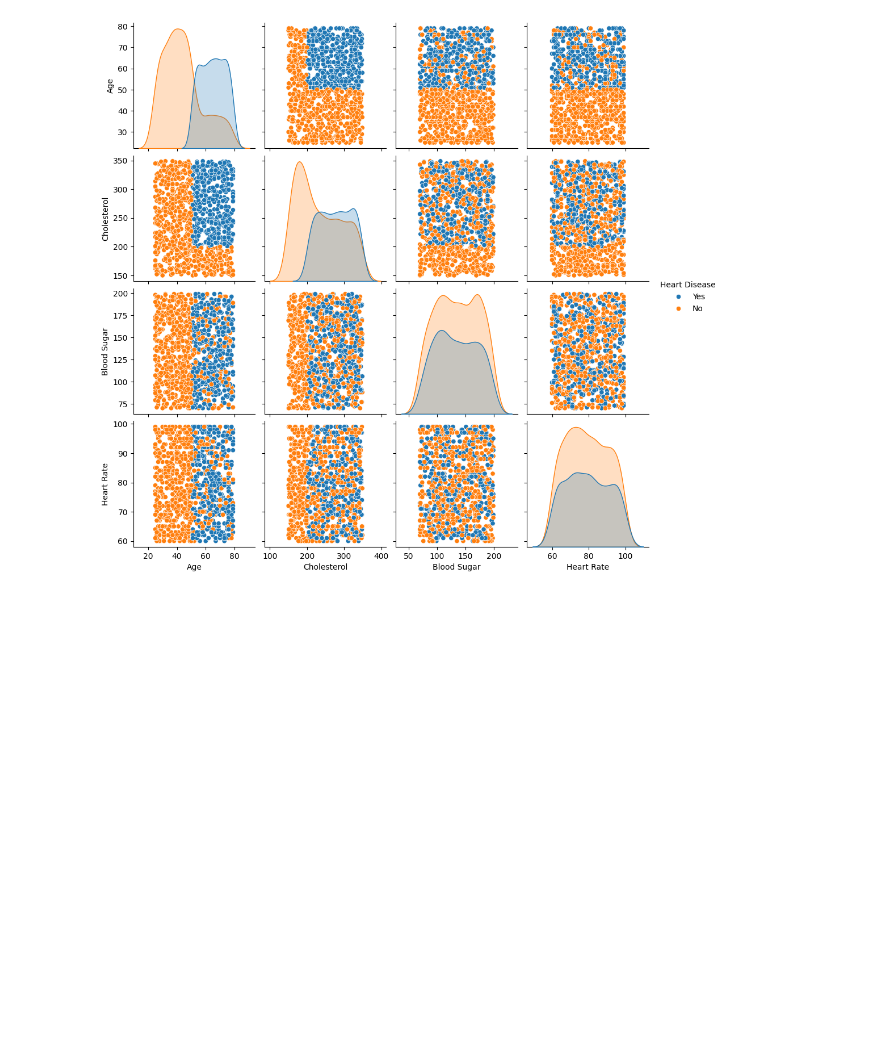
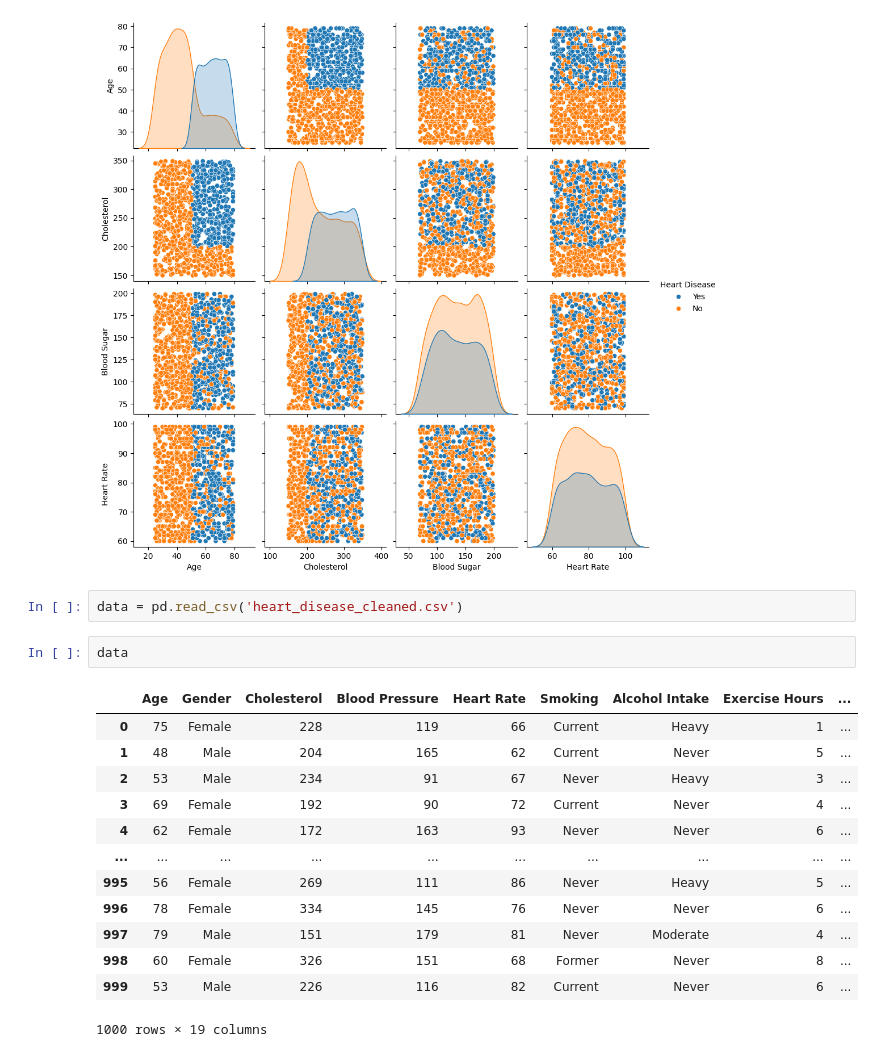
Before and after one commit to Ashishjoshi794/heart-disease-prediction, a Jupyter notebook: heart_disease_prediction.ipynb, the cells around one changed output. Saved outputs shown, nothing was run; the diff lists cells and outputs as text; blank space fills up the shorter version.

```diff
--- a/heart_disease_prediction.ipynb
+++ b/heart_disease_prediction.ipynb
@@ -608,3 +608,21 @@ sns.pairplot(
 # %% [output]
 <seaborn.axisgrid.PairGrid at 0x...>
 [figure]
+# %%
+data = pd.read_csv('heart_disease_cleaned.csv')
+# %%
+data
+# %% [output]
+|  | Age | Gender | Cholesterol | Blood Pressure | Heart Rate | Smoking | Alcohol Intake | Exercise Hours | ... |
+| 0 | 75 | Female | 228 | 119 | 66 | Current | Heavy | 1 | ... |
+| 1 | 48 | Male | 204 | 165 | 62 | Current | Never | 5 | ... |
+| 2 | 53 | Male | 234 | 91 | 67 | Never | Heavy | 3 | ... |
+| 3 | 69 | Female | 192 | 90 | 72 | Current | Never | 4 | ... |
+| 4 | 62 | Female | 172 | 163 | 93 | Never | Never | 6 | ... |
+| ... | ... | ... | ... | ... | ... | ... | ... | ... | ... |
+| 995 | 56 | Female | 269 | 111 | 86 | Never | Heavy | 5 | ... |
+| 996 | 78 | Female | 334 | 145 | 76 | Never | Never | 6 | ... |
+| 997 | 79 | Male | 151 | 179 | 81 | Never | Moderate | 4 | ... |
+| 998 | 60 | Female | 326 | 151 | 68 | Former | Never | 8 | ... |
+| 999 | 53 | Male | 226 | 116 | 82 | Current | Never | 6 | ... |
+1000 rows × 19 columns
```
Also changed, not shown: parts of 13 cells of this notebook.
